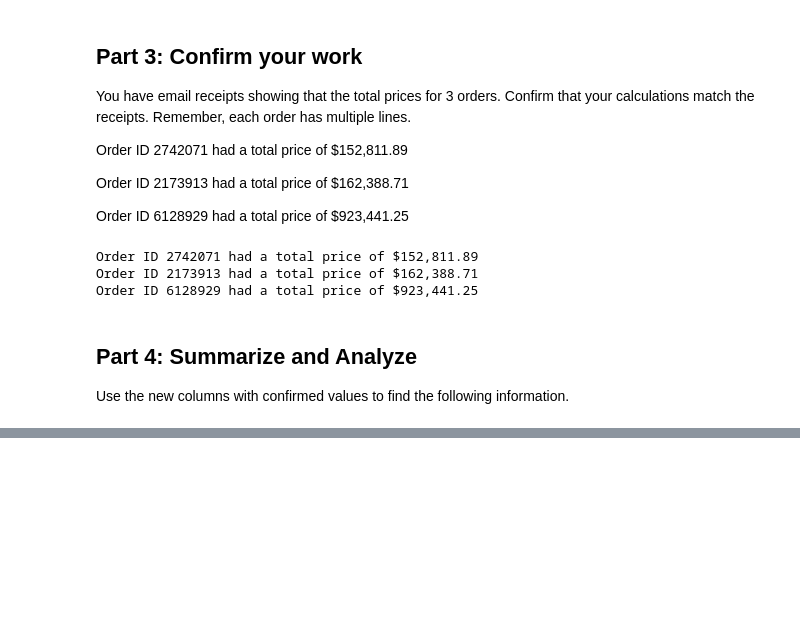
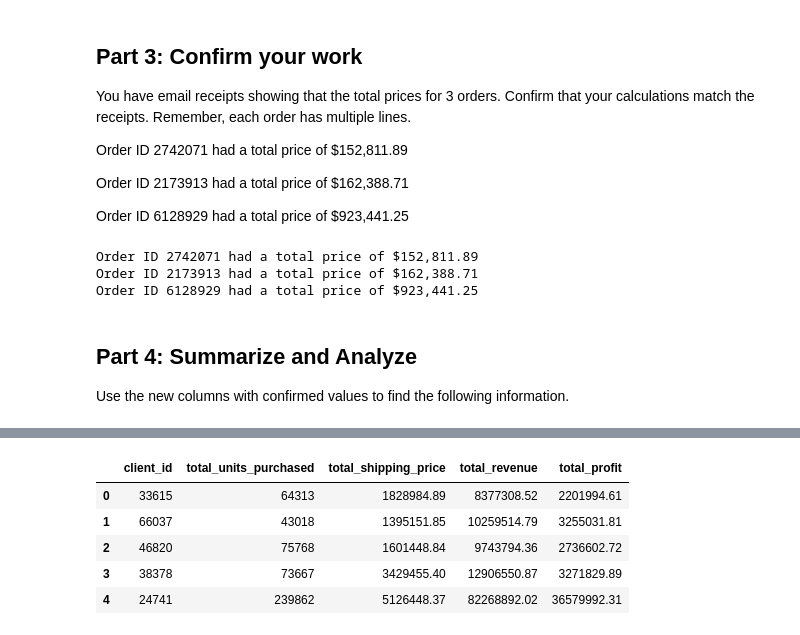
Before and after one commit to T-Haight/pandas-challenge-1, a Jupyter notebook: Starter_Code/wholesale_data_analysis_starter_code.ipynb, the cells around one changed output, grey strips where cells are left out. Saved outputs shown, nothing was run; the diff lists cells and outputs as text; code cells hidden in the pictures; blank space fills up the shorter version.

```diff
--- a/Starter_Code/wholesale_data_analysis_starter_code.ipynb
+++ b/Starter_Code/wholesale_data_analysis_starter_code.ipynb
@@ -181,7 +177,7 @@ df.head()
 5 rows × 22 columns
 # %%
 # Create a column for the profit of each line using line cost and line price
-df['profit'] = df['total_price'] - df['line_cost']
+df['profit'] = df['line_price'] - df['line_cost']
 df.head()
 # %% [output]
 |  | first | last | job | phone | email | client_id | order_id | order_date | order_week | order_year | ... |
@@ -218,2 +218,5 @@ Use the new columns with confirmed values to find the following information.
 # %%
 # How much did each of the top 5 clients by quantity spend? Check your work from Part 1 for client ids.
+for client in top_5_clients:
+    total_spent = df.loc[df['client_id'] == client, 'line_price'].sum()
+    print(f"{client}: ${total_spent:.2f}")
@@ -219,0 +229,11 @@ Use the new columns with confirmed values to find the following information.
+# %%
+# What I thought the previous code block was asking for (got the top 5 clients by quantity, calculated the total spent by each, then sorted by their total spent in descending order)
+clients = df['client_id'].unique()
+top_clients_total = []
+for client in clients:
+    qty_total = df.loc[df['client_id'] == client, 'qty'].sum()
+    total_spent = df.loc[df['client_id'] == client, 'line_price'].sum()
+    top_clients_total.append({'client_id': client, 'qty': qty_total, 'spent': total_spent})
+top_clients_total = pd.DataFrame(top_clients_total)
+top_clients_total = top_clients_total.sort_values(by='qty', ascending=False)
+top_clients_total.head()
@@ -220,5 +247,25 @@ Use the new columns with confirmed values to find the following information.
 # %%
 # Create a summary DataFrame showing the totals for the for the top 5 clients with the following information:
 # total units purchased, total shipping price, total revenue, and total profit.
+top_5_clients_summary = {'client_id': [], 'total_units_purchased': [], 'total_shipping_price': [], 'total_revenue': [], 'total_profit': []}
+for client in top_5_clients:
+    total_units_purchased = df.loc[df['client_id'] == client, 'qty'].sum()
+    total_shipping_price = df.loc[df['client_id'] == client, 'shipping_price'].sum()
+    total_revenue = df.loc[df['client_id'] == client, 'line_price'].sum()
+    total_profit = df.loc[df['client_id'] == client, 'profit'].sum()
+    top_5_clients_summary['client_id'].append(client)
+    top_5_clients_summary['total_units_purchased'].append(total_units_purchased)
+    top_5_clients_summary['total_shipping_price'].append(total_shipping_price)
+    top_5_clients_summary['total_revenue'].append(total_revenue)
+    top_5_clients_summary['total_profit'].append(total_profit)
+top_5_clients_summary = pd.DataFrame(top_5_clients_summary)
+top_5_clients_summary
+# %% [output]
+|  | client_id | total_units_purchased | total_shipping_price | total_revenue | total_profit |
+| 0 | 33615 | 64313 | 1828984.89 | 8377308.52 | 2201994.61 |
+| 1 | 66037 | 43018 | 1395151.85 | 10259514.79 | 3255031.81 |
+| 2 | 46820 | 75768 | 1601448.84 | 9743794.36 | 2736602.72 |
+| 3 | 38378 | 73667 | 3429455.40 | 12906550.87 | 3271829.89 |
+| 4 | 24741 | 239862 | 5126448.37 | 82268892.02 | 36579992.31 |
 # %%
 # Format the data and rename the columns to names suitable for presentation.
```
Also changed, not shown: parts of 9 cells of this notebook.
